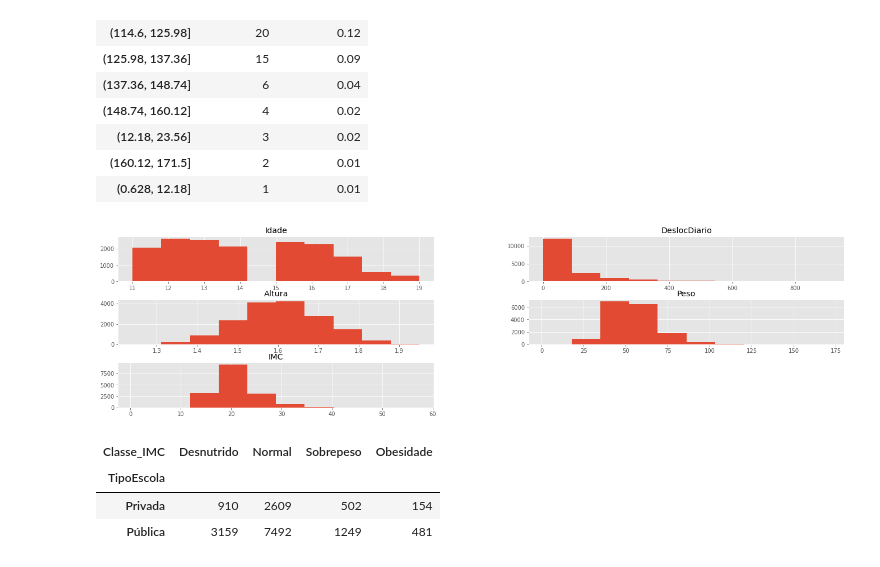
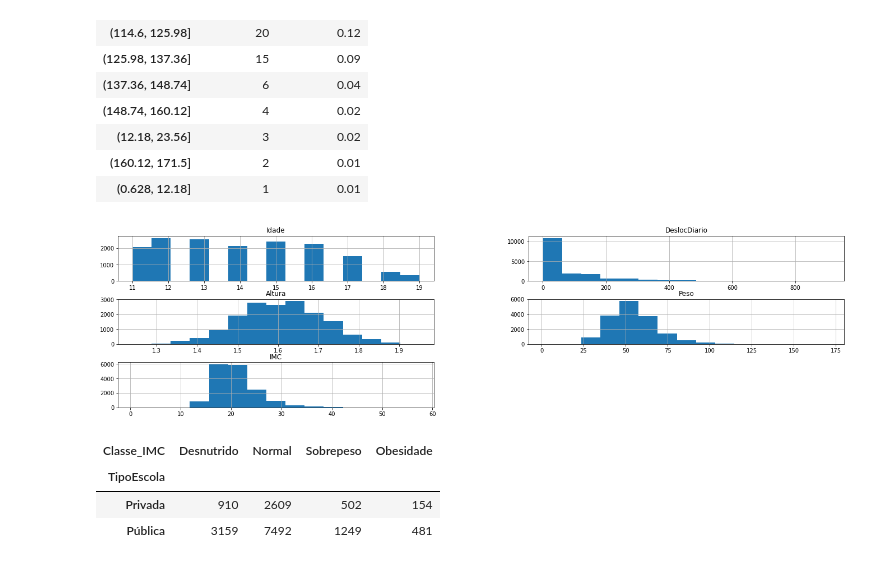
Before and after one commit to andrevcmelo/BootcampAlura2021, a Jupyter notebook: BootcampAlura_Modulo03.ipynb, the cells around one changed output. Drawn from its saved outputs; the diff is of its cells as text; code cells hidden in the pictures.

```diff
--- a/BootcampAlura_Modulo03.ipynb
+++ b/BootcampAlura_Modulo03.ipynb
@@ -13,8 +9,6 @@ import matplotlib.pyplot as plt
 import matplotlib.ticker as ticker
 import seaborn as sns
 import datetime
-
-plt.style.use('ggplot')
 # %% [markdown]
 #### Importação de Dados
 # %%
@@ -95,6 +89,31 @@ satisfacao = {
     5: 'Muito insatisfeito(a)',
     99: 'Não informado'
 }
+frequencia = {
+    1: 'Nunca',
+    2: 'Raramente',
+    3: 'Às vezes',
+    4: 'Na maior parte do tempo',
+    5: 'Sempre',
+    99: 'Não informado'
+}
+motivo_bullying = {
+    -1: 'Pulo no questionário',
+    1: 'A minha cor ou raça',
+    2: 'A minha religião',
+    3: 'A aparência do meu rosto',
+    4: 'A aparência do meu corpo',
+    5: 'A minha orientação sexual',
+    6: 'A minha região de origem',
+    7: 'Outros motivos/causas',
+    99: 'Não informado'
+}
+sofreu_bullying = {
+    1: 'Sim',
+    2: 'Não',
+    3: 'Não sei o que é bullying',
+    99: 'Não informado'
+}
 # %%
 #Criando colunas "traduzidas" de acordo com o Dicionário de dados e inserindo em um novo DataFrame para facilitar as análises
 dados = pd.DataFrame()
@@ -111,6 +130,9 @@ dados['Altura'] = round(df['VB17004']/100,2)
 dados['Peso'] = round(df['VB17003'],2)
 dados['IMC'] = round(dados['Peso'] / dados['Altura']**2,2)
 dados['Satisfacao_Corpo'] = df['VB11007'].map(satisfacao)
+dados['Ja_Sofreu_Bullying'] = df['VB07010'].map(sofreu_bullying)
+dados['Frequencia_Bullying'] = df['VB07007'].map(frequencia)
+dados['Motivo_Bullying'] = df['VB07008'].map(motivo_bullying)
 
 classes_IMC = [0, 18, 25, 30, 60]
 rotulos_IMC = ['Desnutrido', 'Normal', 'Sobrepeso', 'Obesidade']
@@ -210,12 +232,12 @@ tabela_frequencia_categoria(dados,'Classe_Peso')
 | (160.12, 171.5] | 2 | 0.01 |
 | (0.628, 12.18] | 1 | 0.01 |
 # %%
-dados.hist(bins = 10, figsize=(20,5))
+dados.hist(bins = k, figsize=(20,5))
 plt.subplots_adjust(left=0.08, right=0.98, bottom=0.05, top=0.9,
                     hspace=0.4, wspace=0.3)
 plt.show()
 # %% [output]
-[figure, old version]
+[figure, new version]
 # %%
 #Classe de IMC por tipo de escola - Quantidade
 TipoEscola_ClasseIMC = pd.crosstab(dados['TipoEscola'], dados['Classe_IMC'])
```
Also changed, not shown: parts of 17 cells of this notebook.
